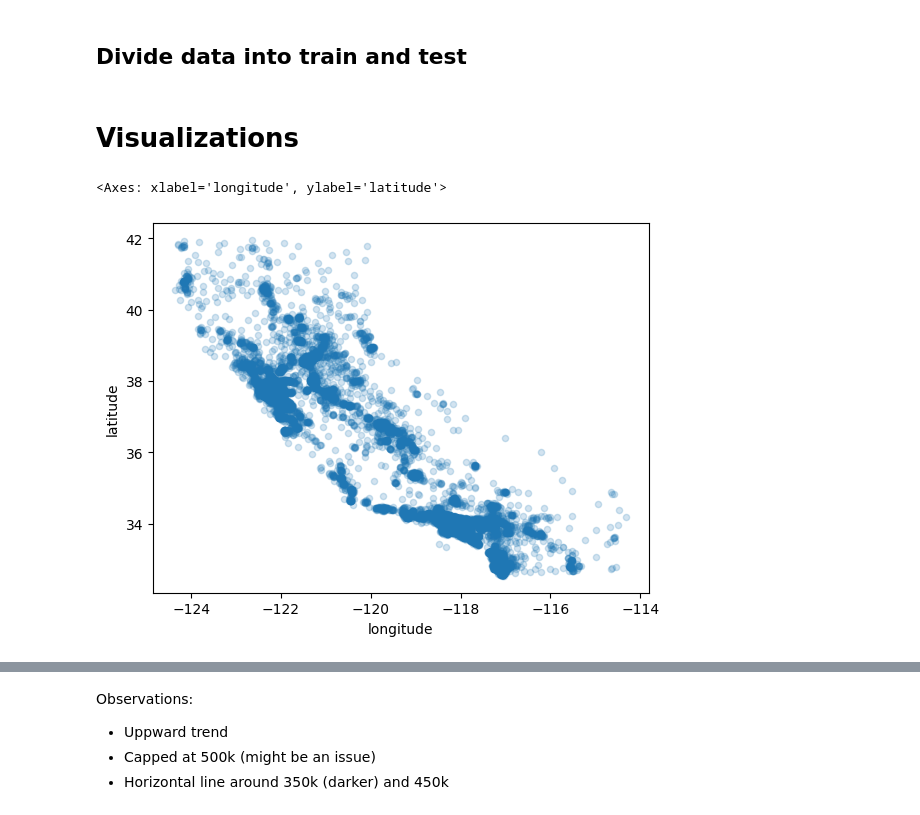
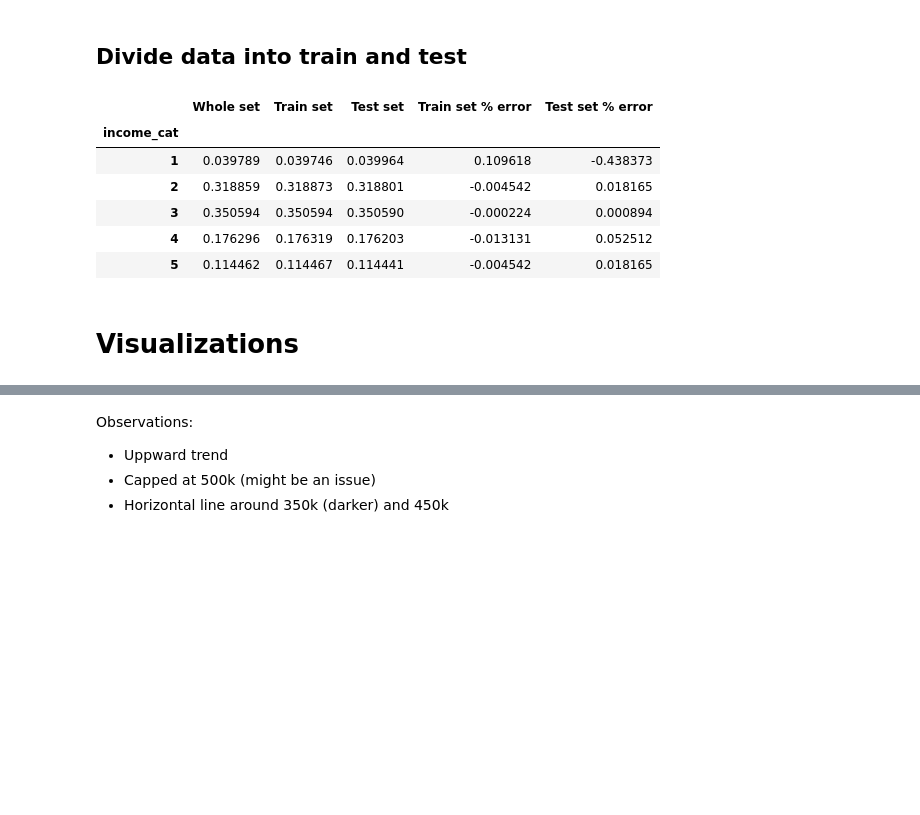
Before and after one commit to MrIsCM/Learning-Machine-Learning, a Jupyter notebook: 01_Housing.ipynb, the cells around one changed output, grey strips where cells are left out. Saved outputs shown, nothing was run; the diff lists cells and outputs as text; code cells hidden in the pictures; blank space fills up the shorter version.

```diff
--- a/01_Housing.ipynb
+++ b/01_Housing.ipynb
@@ -76,6 +74,21 @@ housing["income_cat"] = pd.cut(housing["median_income"], bins=[0., 1.5, 3.0, 4.5
 from sklearn.model_selection import train_test_split
 
 train_set, test_set = train_test_split(housing, test_size=0.2, random_state=42, stratify=housing['income_cat'])
+# %%
+# Check distribution of income categories in the train, test and whole set
+
+df = pd.DataFrame({'Whole set': housing['income_cat'].value_counts() / len(housing), 'Train set': train_set['income_cat'].value_counts() / len(train_set), 'Test set': test_set['income_cat'].value_counts() / len(test_set)})
+df['Train set % error'] = (df['Whole set'] - df['Train set']) / df['Whole set'] * 100
+df['Test set % error'] = (df['Whole set'] - df['Test set']) / df['Whole set'] * 100
+df.sort_index()
+# %% [output]
+|  | Whole set | Train set | Test set | Train set % error | Test set % error |
+| income_cat |  |  |  |  |  |
+| 1 | 0.039789 | 0.039746 | 0.039964 | 0.109618 | -0.438373 |
+| 2 | 0.318859 | 0.318873 | 0.318801 | -0.004542 | 0.018165 |
+| 3 | 0.350594 | 0.350594 | 0.350590 | -0.000224 | 0.000894 |
+| 4 | 0.176296 | 0.176319 | 0.176203 | -0.013131 | 0.052512 |
+| 5 | 0.114462 | 0.114467 | 0.114441 | -0.004542 | 0.018165 |
 # %%
 # Now we drop the income_cat attribute so the data is back to its original state
 for set_ in (train_set, test_set):
@@ -85,11 +98,6 @@ for set_ in (train_set, test_set):
 housing = train_set.copy()
 # %% [markdown]
 # Visualizations
-# %%
-housing.plot(kind='scatter', x='longitude', y='latitude', alpha=0.2)
-# %% [output]
-<Axes: xlabel='longitude', ylabel='latitude'>
-[figure, removed]
 # %%
 housing.plot(kind="scatter", x="longitude", y="latitude", grid=True,
     s=housing["population"] / 100, label="population", c="median_house_value",
```
Also changed, not shown: parts of 20 cells of this notebook.
